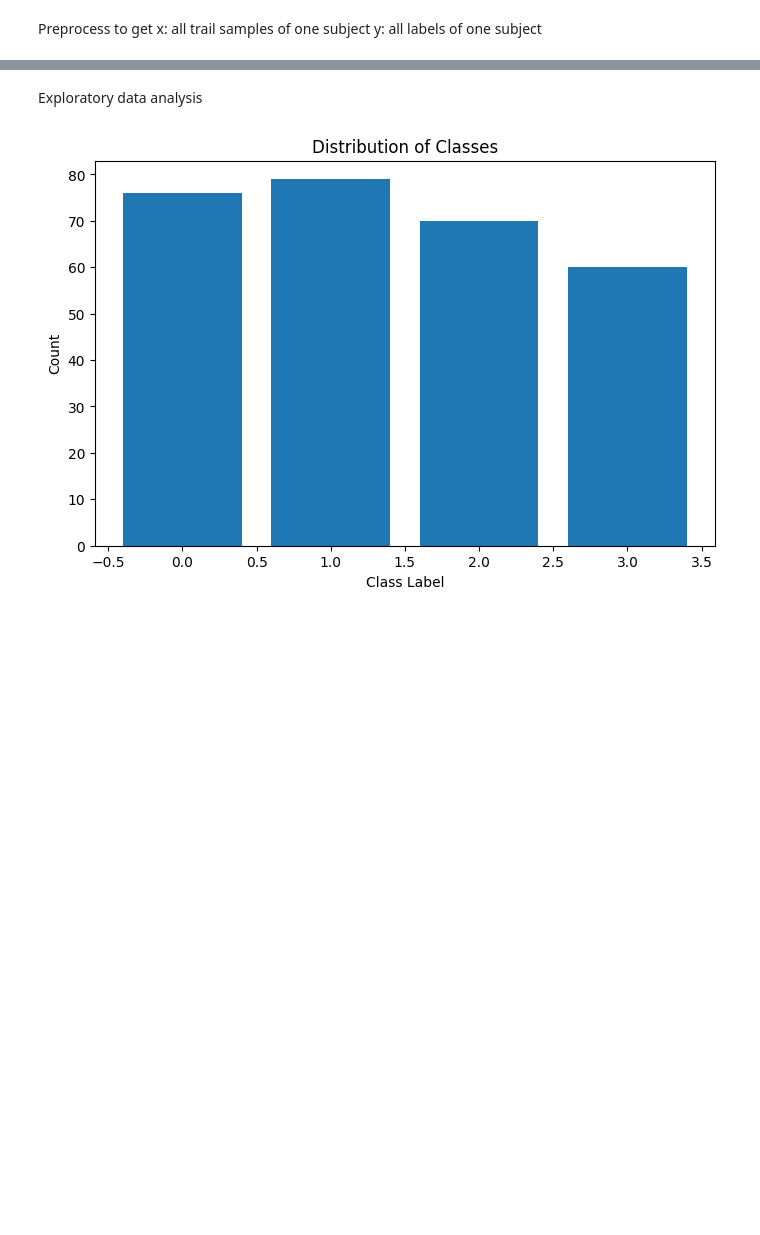
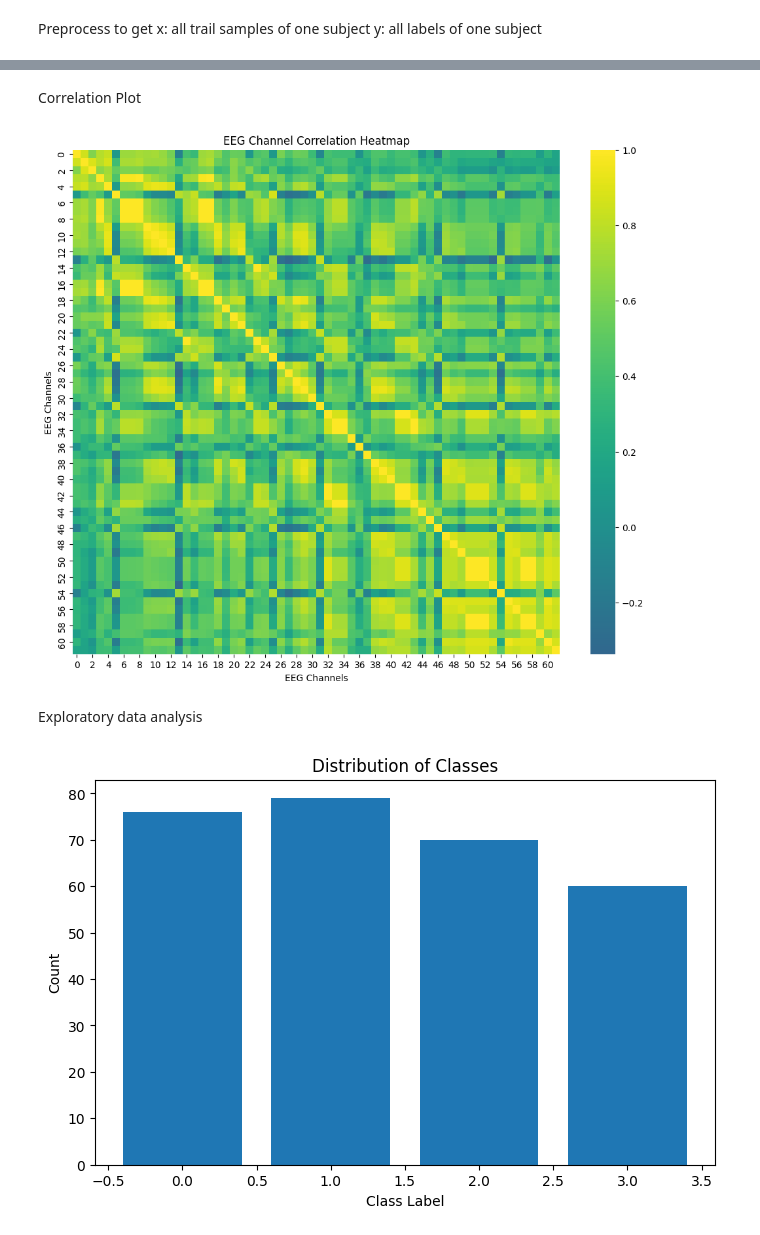
Before and after one commit to mylakehead/eeg, a Jupyter notebook: notebook.ipynb, the cells around one changed output, grey strips where cells are left out. Cells and saved outputs as stored; diff of their text form; code cells hidden in the pictures; blank space fills up the shorter version.

```diff
--- a/notebook.ipynb
+++ b/notebook.ipynb
@@ -29,0 +265,25 @@ y = np.array(y)
+# %% [markdown]
+Correlation Plot
+# %%
+import pandas as pd
+import seaborn as sns
+import matplotlib.pyplot as plt
+
+# Assuming your EEG data is stored in a 2D NumPy array called 'eeg_data'
+# with shape (62, 30000) representing 62 channels and 30000 time samples
+
+# Convert the EEG data to a Pandas DataFrame
+eeg_df = pd.DataFrame(data[1].T)  # Transpose to have channels as columns
+
+# Calculate the correlation matrix
+correlation_matrix = eeg_df.corr()
+
+# Plot the heatmap
+plt.figure(figsize=(12, 10))  # Adjust figure size as needed
+sns.heatmap(correlation_matrix, annot=False, cmap='viridis', center=0)
+plt.title('EEG Channel Correlation Heatmap')
+plt.xlabel('EEG Channels')
+plt.ylabel('EEG Channels')
+plt.show()
+# %% [output]
+[figure, added]
```
Also changed, not shown: parts of 13 cells of this notebook.
